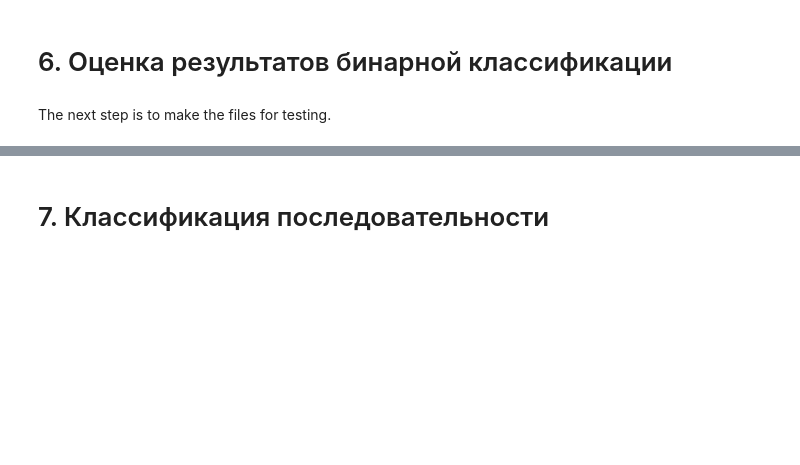
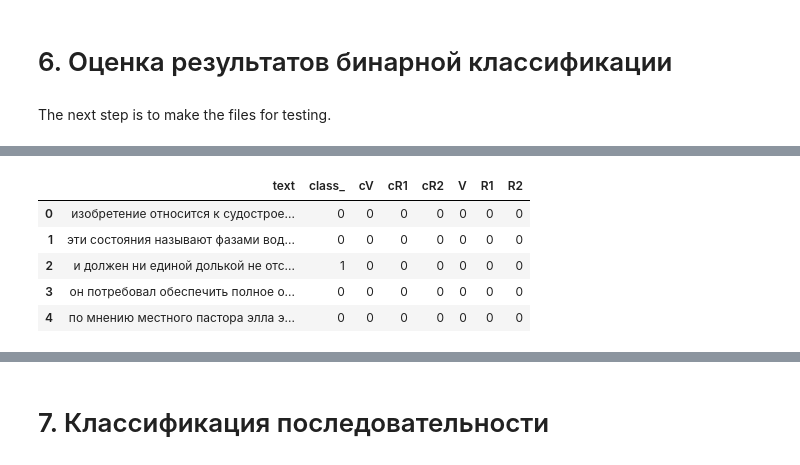
Before and after one commit to aikakysymys/MachineLearning, a Jupyter notebook: HW2_ellipsis.ipynb, the cells around one changed output, grey strips where cells are left out. Drawn from its saved outputs; the diff is of its cells as text; code cells hidden in the pictures; blank space fills up the shorter version.

```diff
--- a/HW2_ellipsis.ipynb
+++ b/HW2_ellipsis.ipynb
@@ -560,0 +687,10 @@ The achieved accuracy is 59.2%.
+# %%
+prediction = model.predict(padded_test)
+predi_cate = []
+for i in prediction:
+    if i < 0.5:
+        predi_cate.append(0)
+    else:
+        predi_cate.append(1)
+# %%
+output = test_
@@ -560,0 +716,3 @@ The achieved accuracy is 59.2%.
+# %%
+output.drop(['class_'], axis = 1, inplace=True)
+output.head()
@@ -560,0 +726,11 @@ The achieved accuracy is 59.2%.
+# %%
+output.insert(1, "class_", predi_cate, True)
+# %%
+output.head()
+# %% [output]
+|  | text | class_ | cV | cR1 | cR2 | V | R1 | R2 |
+| 0 | изобретение относится к судострое... | 0 | 0 | 0 | 0 | 0 | 0 | 0 |
+| 1 | эти состояния называют фазами вод... | 0 | 0 | 0 | 0 | 0 | 0 | 0 |
+| 2 | и должен ни единой долькой не отс... | 1 | 0 | 0 | 0 | 0 | 0 | 0 |
+| 3 | он потребовал обеспечить полное о... | 0 | 0 | 0 | 0 | 0 | 0 | 0 |
+| 4 | по мнению местного пастора элла э... | 0 | 0 | 0 | 0 | 0 | 0 | 0 |
```
Also changed, not shown: parts of 19 cells of this notebook.
